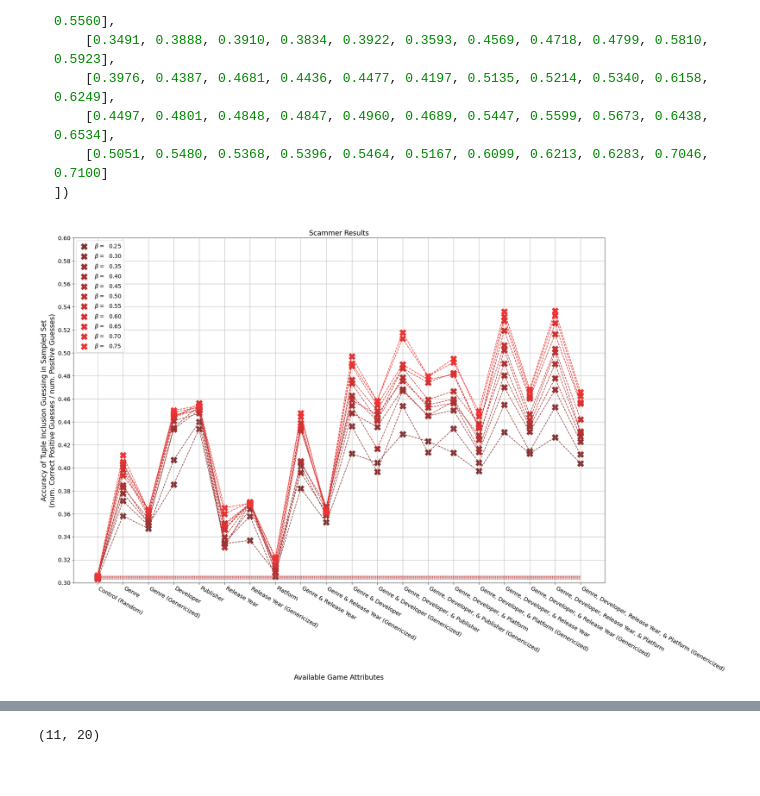
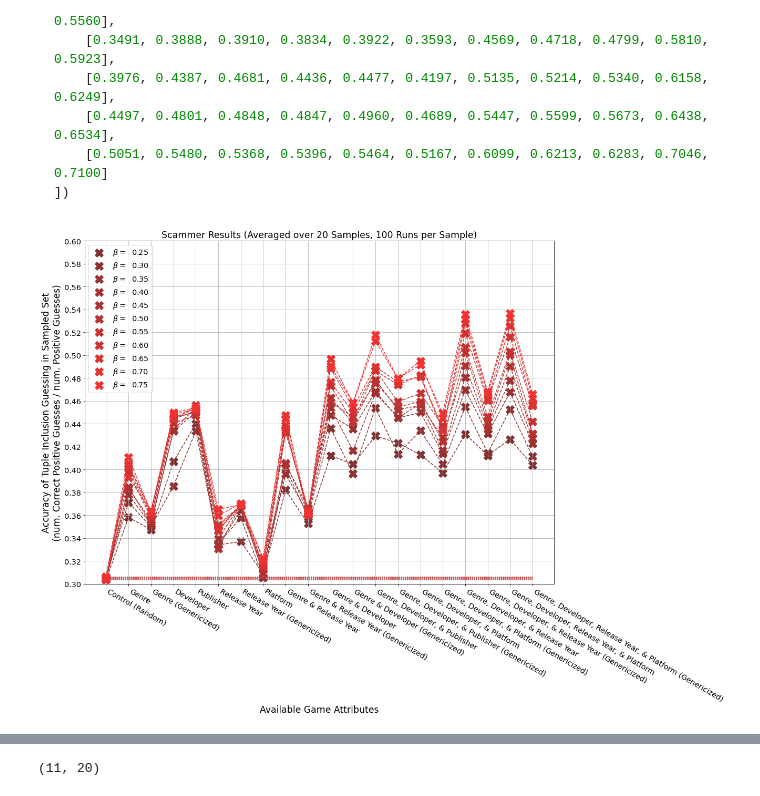
Before and after one commit to cSquaerd/inventoryAnonProject, a Jupyter notebook: resultsV1/Plotting.ipynb, the cells around one changed output, grey strips where cells are left out. Cells and saved outputs as stored; diff of their text form; code cells hidden in the pictures.

Commit message:
Updated plots and added slides

```diff
--- a/resultsV1/Plotting.ipynb
+++ b/resultsV1/Plotting.ipynb
@@ -2,8 +2,9 @@
 import pickle
 import numpy as np
 import matplotlib.pyplot as plot
-np.set_printoptions(precision = 4, linewidth = 120, suppress = True)
-plot.rcParams["figure.figsize"] = (24, 16)
+# %%
+np.set_printoptions(precision = 4, linewidth = 120, suppress = True)
+plot.rcParams["figure.figsize"] = (16, 12)
 # %%
 labels = [
     "Control (Random)",
@@ -92,35 +93,35 @@ myColors = [
 ]
 
 #betas = np.linspace(0.05, 0.5, 10)
 for i in range(0, accuracies.shape[0]):
     plot.plot(
         (0, accuracies.shape[1] - 1), (accuracies[i][0], accuracies[i][0]),
         linewidth = 0.75, linestyle = "--", color = myColors[i],
         zorder = i
     )
     plot.plot(
         accuracies[i],
         #label = "$\\beta =$ " + format(betas[i], " 4.2f"),
         linewidth = 1.5, color = myColors[i],
         linestyle = "--", zorder = i
     )
     plot.scatter( #bar(
         np.arange(accuracies.shape[1]), accuracies[i], 256.,
         label = "$\\beta =$ " + format(betas[i], " 4.2f"),
         color = myColors[i], marker = "X", zorder = i
     )
 
 plot.legend(fontsize = "x-large")
 plot.grid()
-plot.title("Scammer Results", fontsize = "xx-large")
+plot.title("Scammer Results (Averaged over 20 Samples, 100 Runs per Sample)", fontsize = "xx-large")
 plot.savefig(
     "bigSimGenericizedWithKPlotScammer.png",
     facecolor = "white", bbox_inches = "tight"
 )
 
 plot.show()
 # %% [output]
-[figure, old version]
+[figure, new version]
 # %%
 f = None #plot.figure()
 a = plot.axes(projection = "3d")
```
Also changed, not shown: parts of 5 cells of this notebook, 9 other files.
